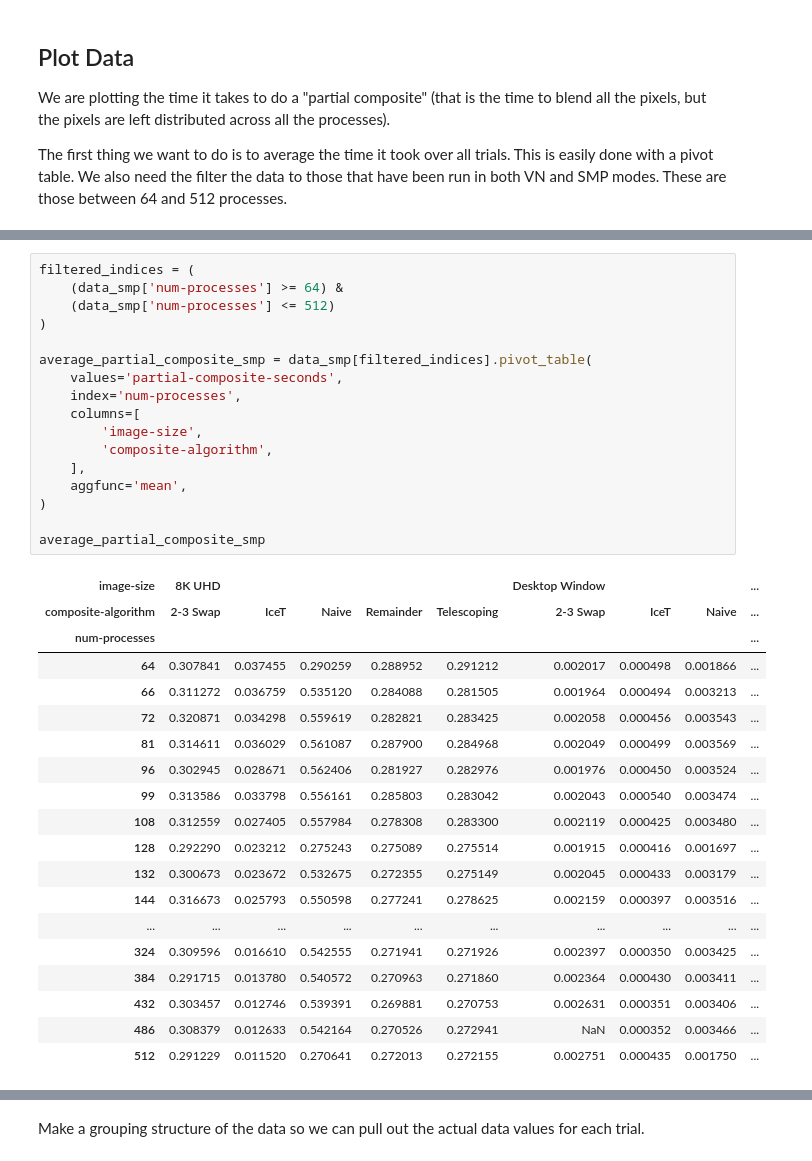
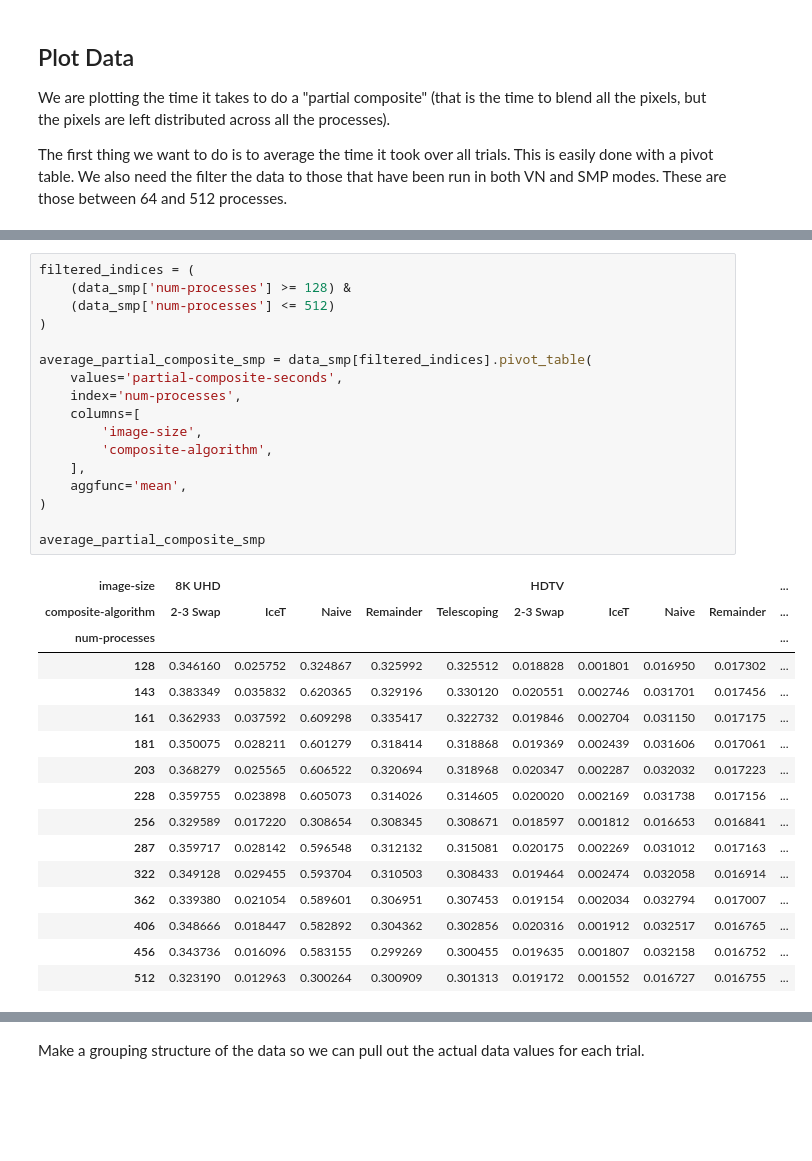
Before and after one commit to kmorel-papers/BinarySwapNon2, a Jupyter notebook: data/vn-vs-smp.ipynb, the cells around one changed output, grey strips where cells are left out. Saved outputs shown, nothing was run; the diff lists cells and outputs as text; blank space fills up the shorter version.

Commit message:
Update figures with new data
Need to edit text to adjust conclusions

```diff
--- a/data/vn-vs-smp.ipynb
+++ b/data/vn-vs-smp.ipynb
@@ -230,40 +254,37 @@ average_partial_composite_vn
 # %%
 filtered_indices = (
-    (data_smp['num-processes'] >= 64) &
+    (data_smp['num-processes'] >= 128) &
     (data_smp['num-processes'] <= 512)
 )
 
 average_partial_composite_smp = data_smp[filtered_indices].pivot_table(
     values='partial-composite-seconds',
     index='num-processes',
     columns=[
         'image-size',
         'composite-algorithm',
     ],
     aggfunc='mean',
 )
 
 average_partial_composite_smp
 # %% [output]
-| image-size | 8K UHD |  |  |  |  | Desktop Window |  |  | ... |
-| composite-algorithm | 2-3 Swap | IceT | Naive | Remainder | Telescoping | 2-3 Swap | IceT | Naive | ... |
-| num-processes |  |  |  |  |  |  |  |  | ... |
-| 64 | 0.307841 | 0.037455 | 0.290259 | 0.288952 | 0.291212 | 0.002017 | 0.000498 | 0.001866 | ... |
-| 66 | 0.311272 | 0.036759 | 0.535120 | 0.284088 | 0.281505 | 0.001964 | 0.000494 | 0.003213 | ... |
-| 72 | 0.320871 | 0.034298 | 0.559619 | 0.282821 | 0.283425 | 0.002058 | 0.000456 | 0.003543 | ... |
-| 81 | 0.314611 | 0.036029 | 0.561087 | 0.287900 | 0.284968 | 0.002049 | 0.000499 | 0.003569 | ... |
-| 96 | 0.302945 | 0.028671 | 0.562406 | 0.281927 | 0.282976 | 0.001976 | 0.000450 | 0.003524 | ... |
-| 99 | 0.313586 | 0.033798 | 0.556161 | 0.285803 | 0.283042 | 0.002043 | 0.000540 | 0.003474 | ... |
-| 108 | 0.312559 | 0.027405 | 0.557984 | 0.278308 | 0.283300 | 0.002119 | 0.000425 | 0.003480 | ... |
-| 128 | 0.292290 | 0.023212 | 0.275243 | 0.275089 | 0.275514 | 0.001915 | 0.000416 | 0.001697 | ... |
-| 132 | 0.300673 | 0.023672 | 0.532675 | 0.272355 | 0.275149 | 0.002045 | 0.000433 | 0.003179 | ... |
-| 144 | 0.316673 | 0.025793 | 0.550598 | 0.277241 | 0.278625 | 0.002159 | 0.000397 | 0.003516 | ... |
-| ... | ... | ... | ... | ... | ... | ... | ... | ... | ... |
-| 324 | 0.309596 | 0.016610 | 0.542555 | 0.271941 | 0.271926 | 0.002397 | 0.000350 | 0.003425 | ... |
-| 384 | 0.291715 | 0.013780 | 0.540572 | 0.270963 | 0.271860 | 0.002364 | 0.000430 | 0.003411 | ... |
-| 432 | 0.303457 | 0.012746 | 0.539391 | 0.269881 | 0.270753 | 0.002631 | 0.000351 | 0.003406 | ... |
-| 486 | 0.308379 | 0.012633 | 0.542164 | 0.270526 | 0.272941 | NaN | 0.000352 | 0.003466 | ... |
-| 512 | 0.291229 | 0.011520 | 0.270641 | 0.272013 | 0.272155 | 0.002751 | 0.000435 | 0.001750 | ... |
+| image-size | 8K UHD |  |  |  |  | HDTV |  |  |  | ... |
+| composite-algorithm | 2-3 Swap | IceT | Naive | Remainder | Telescoping | 2-3 Swap | IceT | Naive | Remainder | ... |
+| num-processes |  |  |  |  |  |  |  |  |  | ... |
+| 128 | 0.346160 | 0.025752 | 0.324867 | 0.325992 | 0.325512 | 0.018828 | 0.001801 | 0.016950 | 0.017302 | ... |
+| 143 | 0.383349 | 0.035832 | 0.620365 | 0.329196 | 0.330120 | 0.020551 | 0.002746 | 0.031701 | 0.017456 | ... |
+| 161 | 0.362933 | 0.037592 | 0.609298 | 0.335417 | 0.322732 | 0.019846 | 0.002704 | 0.031150 | 0.017175 | ... |
+| 181 | 0.350075 | 0.028211 | 0.601279 | 0.318414 | 0.318868 | 0.019369 | 0.002439 | 0.031606 | 0.017061 | ... |
+| 203 | 0.368279 | 0.025565 | 0.606522 | 0.320694 | 0.318968 | 0.020347 | 0.002287 | 0.032032 | 0.017223 | ... |
+| 228 | 0.359755 | 0.023898 | 0.605073 | 0.314026 | 0.314605 | 0.020020 | 0.002169 | 0.031738 | 0.017156 | ... |
+| 256 | 0.329589 | 0.017220 | 0.308654 | 0.308345 | 0.308671 | 0.018597 | 0.001812 | 0.016653 | 0.016841 | ... |
+| 287 | 0.359717 | 0.028142 | 0.596548 | 0.312132 | 0.315081 | 0.020175 | 0.002269 | 0.031012 | 0.017163 | ... |
+| 322 | 0.349128 | 0.029455 | 0.593704 | 0.310503 | 0.308433 | 0.019464 | 0.002474 | 0.032058 | 0.016914 | ... |
+| 362 | 0.339380 | 0.021054 | 0.589601 | 0.306951 | 0.307453 | 0.019154 | 0.002034 | 0.032794 | 0.017007 | ... |
+| 406 | 0.348666 | 0.018447 | 0.582892 | 0.304362 | 0.302856 | 0.020316 | 0.001912 | 0.032517 | 0.016765 | ... |
+| 456 | 0.343736 | 0.016096 | 0.583155 | 0.299269 | 0.300455 | 0.019635 | 0.001807 | 0.032158 | 0.016752 | ... |
+| 512 | 0.323190 | 0.012963 | 0.300264 | 0.300909 | 0.301313 | 0.019172 | 0.001552 | 0.016727 | 0.016755 | ... |
 # %%
 numpy.max(numpy.max(average_partial_composite_vn['HDTV']))
 # %% [output]
```
Also changed, not shown: parts of 6 cells of this notebook, 15 other files.
